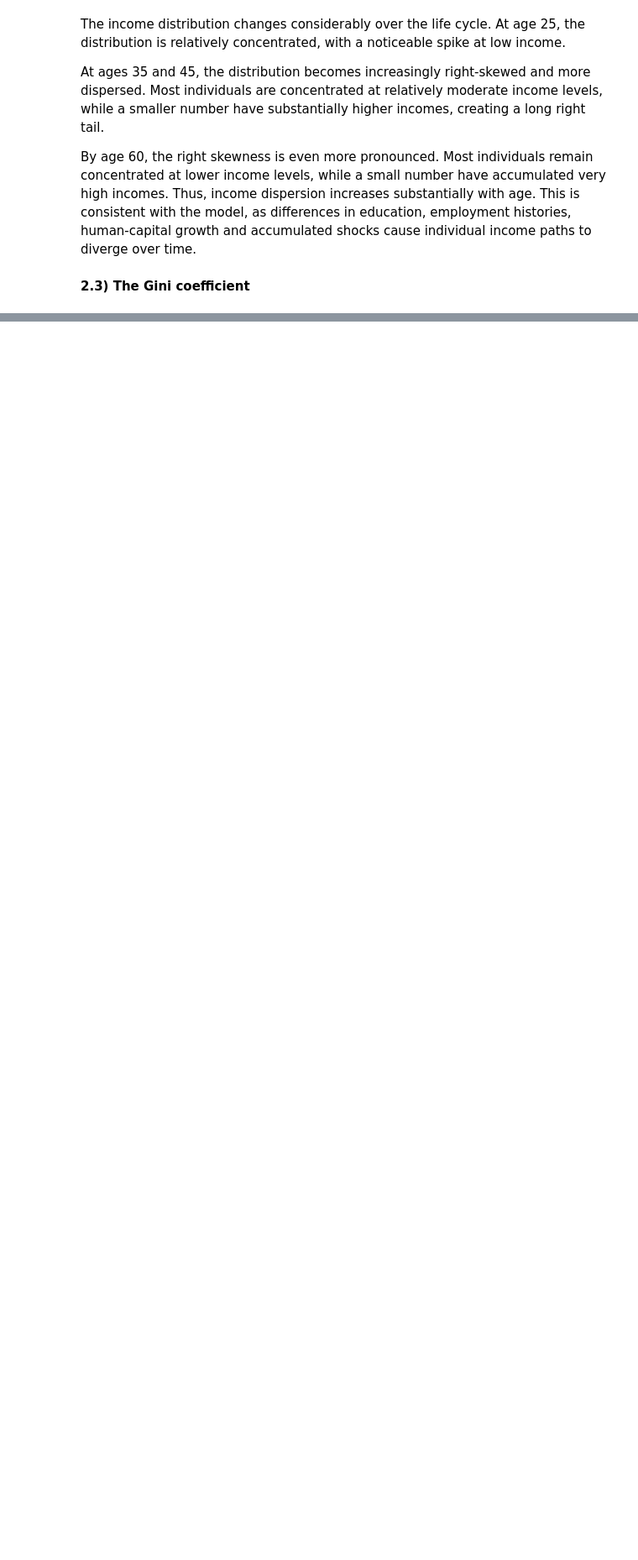
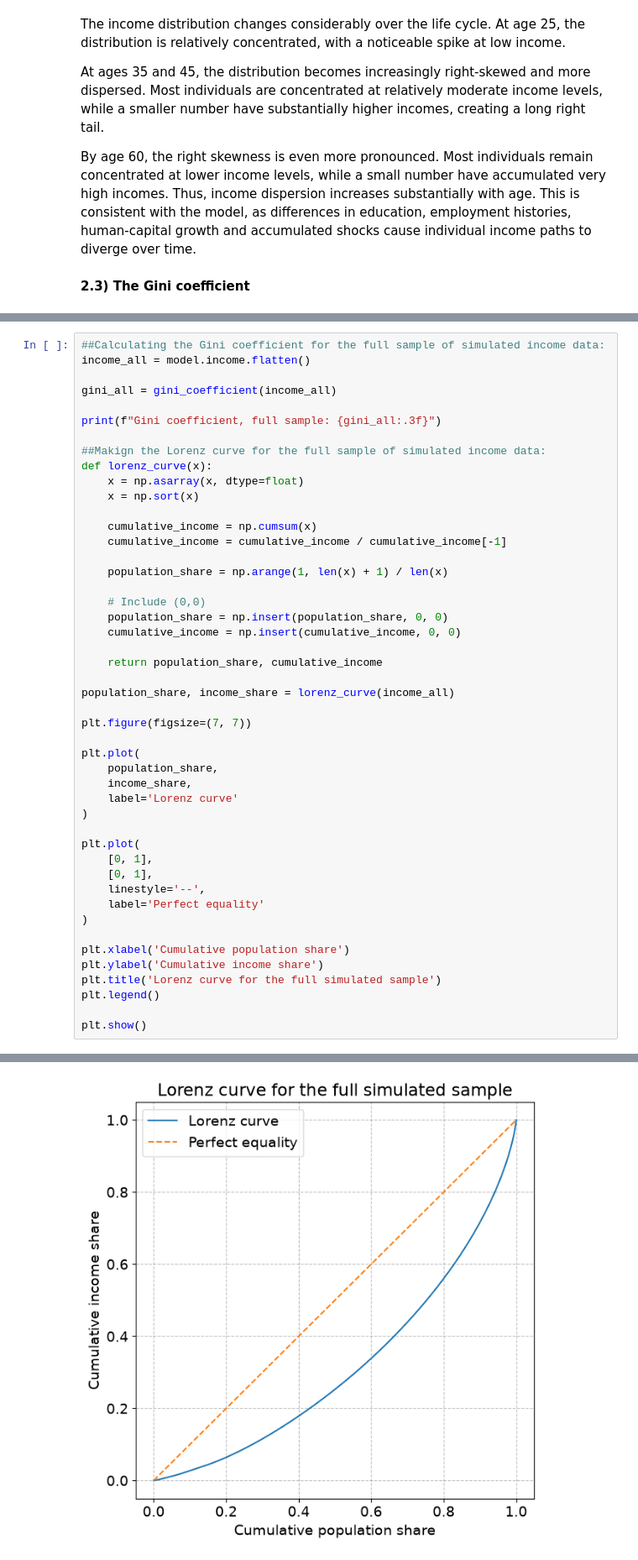
Before and after one commit to NumEconCopenhagen/projects-2024-group67, a Jupyter notebook: DataProject.ipynb, the cells around one changed output, grey strips where cells are left out. Shown at 84% size. Saved outputs shown, nothing was run; the diff lists cells and outputs as text; blank space fills up the shorter version.

```diff
--- a/DataProject.ipynb
+++ b/DataProject.ipynb
@@ -794,0 +821,48 @@ By age 60, the right skewness is even more pronounced. Most individuals remain c
+# %%
+##Calculating the Gini coefficient for the full sample of simulated income data:
+income_all = model.income.flatten()
+
+gini_all = gini_coefficient(income_all)
+
+print(f"Gini coefficient, full sample: {gini_all:.3f}")
+
+##Makign the Lorenz curve for the full sample of simulated income data:
+def lorenz_curve(x):
+    x = np.asarray(x, dtype=float)
+    x = np.sort(x)
+
+    cumulative_income = np.cumsum(x)
+    cumulative_income = cumulative_income / cumulative_income[-1]
+
+    population_share = np.arange(1, len(x) + 1) / len(x)
+
+    # Include (0,0)
+    population_share = np.insert(population_share, 0, 0)
+    cumulative_income = np.insert(cumulative_income, 0, 0)
+
+    return population_share, cumulative_income
+
+population_share, income_share = lorenz_curve(income_all)
+
+plt.figure(figsize=(7, 7))
+
+plt.plot(
+    population_share,
+    income_share,
+    label='Lorenz curve'
+)
+
+plt.plot(
+    [0, 1],
+    [0, 1],
+    linestyle='--',
+    label='Perfect equality'
+)
+
+plt.xlabel('Cumulative population share')
+plt.ylabel('Cumulative income share')
+plt.title('Lorenz curve for the full simulated sample')
+plt.legend()
+
+plt.show()
+# %% [output]
@@ -794,0 +870 @@ By age 60, the right skewness is even more pronounced. Most individuals remain c
+[figure, added]
```
Also changed, not shown: parts of 2 cells of this notebook.
